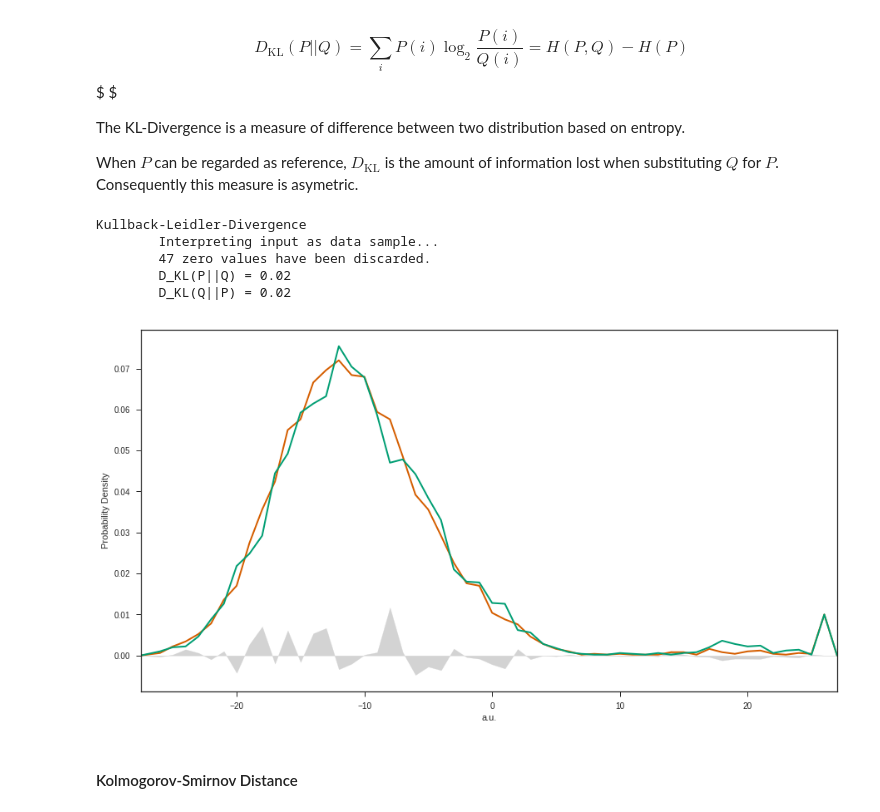
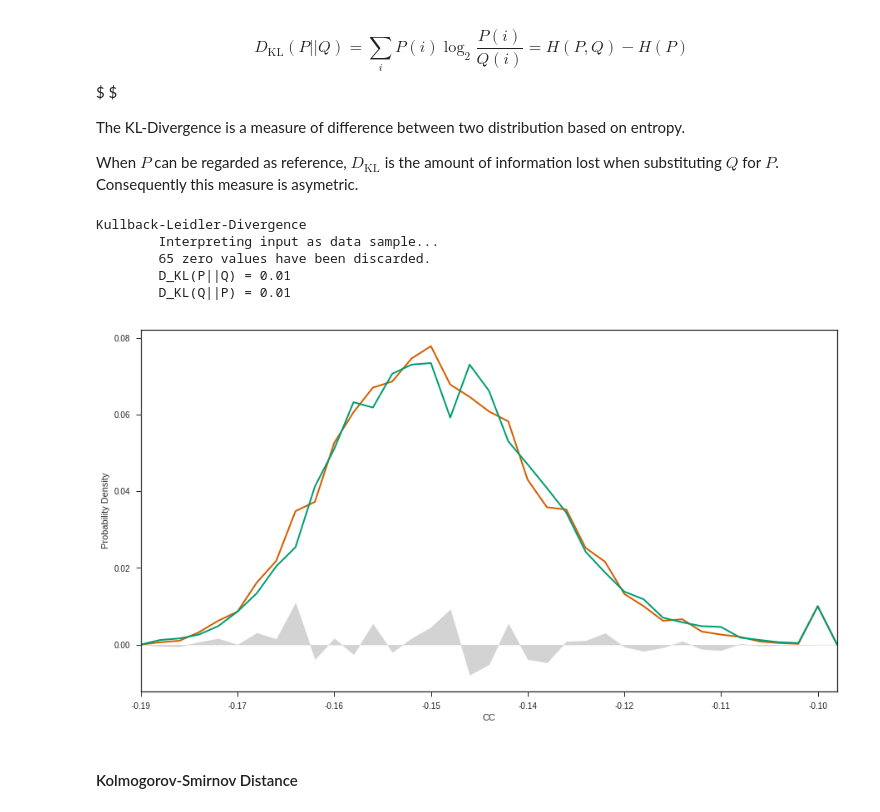
Before and after one commit to rgutzen/ValidationTools, a Jupyter notebook: Validation_Book.ipynb, the cells around one changed output. Cells and saved outputs as stored; diff of their text form; code cells hidden in the pictures.

```diff
--- a/Validation_Book.ipynb
+++ b/Validation_Book.ipynb
@@ -37,20 +37,20 @@ spiketrain_list_2 = testdata.load_data(spinnaker_path, ['spikes_L4'], N)[0][0]
 #### ...or generate custom spiketrains
 # %%
 spiketrain_list_1 = testdata.test_data(size=N,
-                                       corr=[.3,.3,.3],
+                                       corr=.0,
                                        t_stop=500*ms,
                                        rate=100*Hz,
-                                       assembly_sizes=[10,5,3],
+                                      #assembly_sizes=[10,5,3],
                                        method="CPP",
-                                       bkgr_corr=0.01)
+                                       bkgr_corr=0.00)
 
 spiketrain_list_2 = testdata.test_data(size=N,
-                                       corr=[.3,.3,.3,.3],
+                                       corr=[.2],
                                        t_stop=500*ms,
                                        rate=100*Hz,
-                                       assembly_sizes=[11,9,5,5],
+                                       assembly_sizes=[10],
                                        method="CPP",
-                                       bkgr_corr=0.01)
+                                       bkgr_corr=0.00)
 # %% [markdown]
 #### Rasterplots
 # %%
@@ -82,14 +82,14 @@ The KL-Divergence is a measure of difference between two distribution based on e
 When $P$ can be regarded as reference, $D_\mathrm{KL}$ is the amount of information lost when substituting $Q$ for $P$. Consequently this measure is asymetric.
 # %%
 fig, ax = plt.subplots(nrows=1, ncols=1, figsize=(15,8))
-DKL, DKL_inv = dist.KL_test(dist_sample_1, dist_sample_2, ax=ax, bins=100, excl_zeros=True)
+DKL, DKL_inv = dist.KL_test(dist_sample_1, dist_sample_2, ax=ax, bins=100, excl_zeros=True, xlabel='CC')
 # %% [output]
 Kullback-Leidler-Divergence
         Interpreting input as data sample...
-        47 zero values have been discarded.
-        D_KL(P||Q) = 0.02
-        D_KL(Q||P) = 0.02
+        65 zero values have been discarded.
+        D_KL(P||Q) = 0.01
+        D_KL(Q||P) = 0.01
-[figure, old version]
+[figure, new version]
 # %% [markdown]
 #### Kolmogorov-Smirnov Distance
 # %% [markdown]
```
Also changed, not shown: parts of 9 cells of this notebook, 9 other files.
